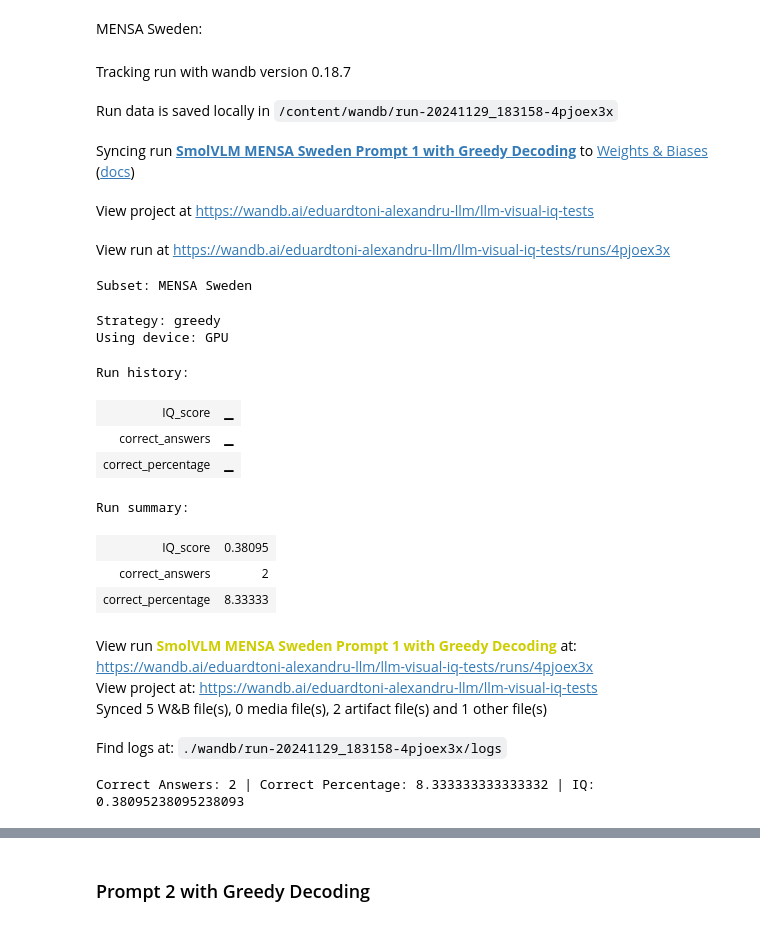
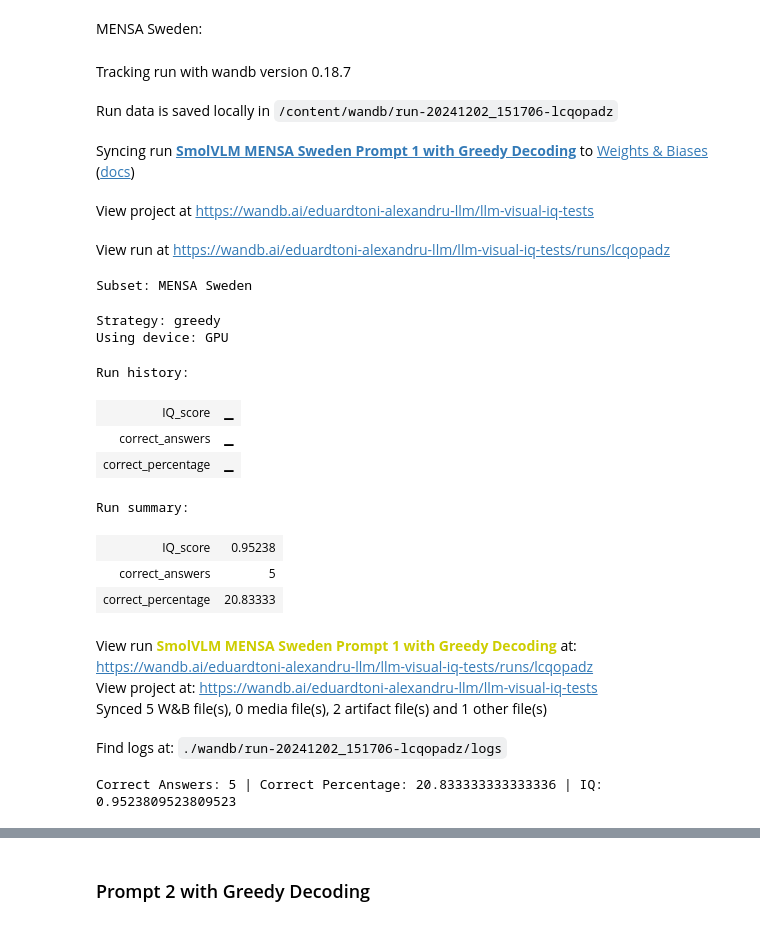
Before and after one commit to eduardalexandrut/llm-iq-test, a Jupyter notebook: LLM_visual_iq_test.ipynb, the cells around one changed output, grey strips where cells are left out. Saved outputs shown, nothing was run; the diff lists cells and outputs as text; code cells hidden in the pictures.

Commit message:
Re-done SmolVLM tests using Wanddb.

```diff
--- a/LLM_visual_iq_test.ipynb
+++ b/LLM_visual_iq_test.ipynb
@@ -295,9 +295,9 @@ def get_score(answers, dataset):
   percentage_correct_answers = (num_correct_answers/len(answers)) * 100
   subset = dataset['train'][answers[0]['question_id']]['subset']
   if subset == 'MENSA Norway' or subset == 'MENSA Denmark':
-    iq_score = num_correct_answers * (len(answers)/145)
+    iq_score = num_correct_answers * (145/len(answers))
   elif subset == 'MENSA Sweden':
-    iq_score = num_correct_answers * (len(answers)/126)
+    iq_score = num_correct_answers * (126/len(answers))
   else:
     print(f"Invalid subset '{subset}'. Using default IQ score of 0.")
     iq_score = 0
@@ -360,7 +360,7 @@ prompts = {
                 },
                 {
                     'type': 'text',
-                    'text': 'Using the two images, determine the pattern in the first image and select the letter above the drawing in the second image that best completes the missing cell. Return your answer in the following JSON format: {"answer": your selected letter, "explanation": your reasoning here}. Do not use "" symbols within the explanation inside the json.'
+                    'text': 'Using the two images, determine the pattern in the first image and select the letter above the drawing in the second image that best completes the missing cell. Return your answer in the following JSON format: {"answer": your selected letter, "explanation": your reasoning here}. Do not use "" symbols within the explanation inside the json. It is extremelly important that the answer is given in the requested json format. Make sure and double check the answer given is in the json format requested. If you won\'t give a correct json format answer, you will be penalized.'
                 }
             ]
         }
@@ -2400,45 +2405,45 @@ MENSA Sweden:
 
 params = {'decoding_strategy':'greedy','subset':'MENSA Sweden'}
 wandb.init(
-    project="llm-visual-iq-tests",
-    name="SmolVLM MENSA Sweden Prompt 1 with Greedy Decoding",  # Replace with a descriptive name for this experiment
+    project="smolvlm-visual-iq-tests",
+    name="SmolVLM MENSA Sweden Prompt 1 with Greedy Decoding",
     config={
         "model":"SmolVLM",
         "subset": params["subset"],
         "decoding_strategy": params["decoding_strategy"],
         "device": "cuda",
         "prompt":"prompt_1"
     },
 )
 
 
 mensa_sweden_answers = test_split(dataset, model, prompts['prompt_1'], processor, **params)
 mensa_sweden_score = get_score(mensa_sweden_answers, dataset)
 # Log to W&B
 log_answers_to_wandb(mensa_sweden_answers, mensa_sweden_score)
 
 # Finish the W&B run
 wandb.finish()
 print(f'Correct Answers: {mensa_sweden_score[0]} | Correct Percentage: {mensa_sweden_score[1]} | IQ: {mensa_sweden_score[2]}' )
 # %% [output]
 Tracking run with wandb version 0.18.7
-Run data is saved locally in /content/wandb/run-20241129_183158-4pjoex3x
+Run data is saved locally in /content/wandb/run-20241202_151706-lcqopadz
 Syncing run SmolVLM MENSA Sweden Prompt 1 with Greedy Decoding to Weights & Biases (docs)
 View project at https://wandb.ai/eduardtoni-alexandru-llm/llm-visual-iq-tests
-View run at https://wandb.ai/eduardtoni-alexandru-llm/llm-visual-iq-tests/runs/4pjoex3x
+View run at https://wandb.ai/eduardtoni-alexandru-llm/llm-visual-iq-tests/runs/lcqopadz
 Subset: MENSA Sweden
 Strategy: greedy
 Using device: GPU
 Run history:
 | IQ_score | ▁ |
 | correct_answers | ▁ |
 | correct_percentage | ▁ |
 Run summary:
-| IQ_score | 0.38095 |
-| correct_answers | 2 |
-| correct_percentage | 8.33333 |
+| IQ_score | 0.95238 |
+| correct_answers | 5 |
+| correct_percentage | 20.83333 |
-View run SmolVLM MENSA Sweden Prompt 1 with Greedy Decoding at: https://wandb.ai/eduardtoni-alexandru-llm/llm-visual-iq-tests/runs/4pjoex3x
+View run SmolVLM MENSA Sweden Prompt 1 with Greedy Decoding at: https://wandb.ai/eduardtoni-alexandru-llm/llm-visual-iq-tests/runs/lcqopadz
 View project at: https://wandb.ai/eduardtoni-alexandru-llm/llm-visual-iq-tests
 Synced 5 W&B file(s), 0 media file(s), 2 artifact file(s) and 1 other file(s)
-Find logs at: ./wandb/run-20241129_183158-4pjoex3x/logs
+Find logs at: ./wandb/run-20241202_151706-lcqopadz/logs
-Correct Answers: 2 | Correct Percentage: 8.333333333333332 | IQ: 0.38095238095238093
+Correct Answers: 5 | Correct Percentage: 20.833333333333336 | IQ: 0.9523809523809523
```
Also changed, not shown: parts of 37 cells of this notebook.
